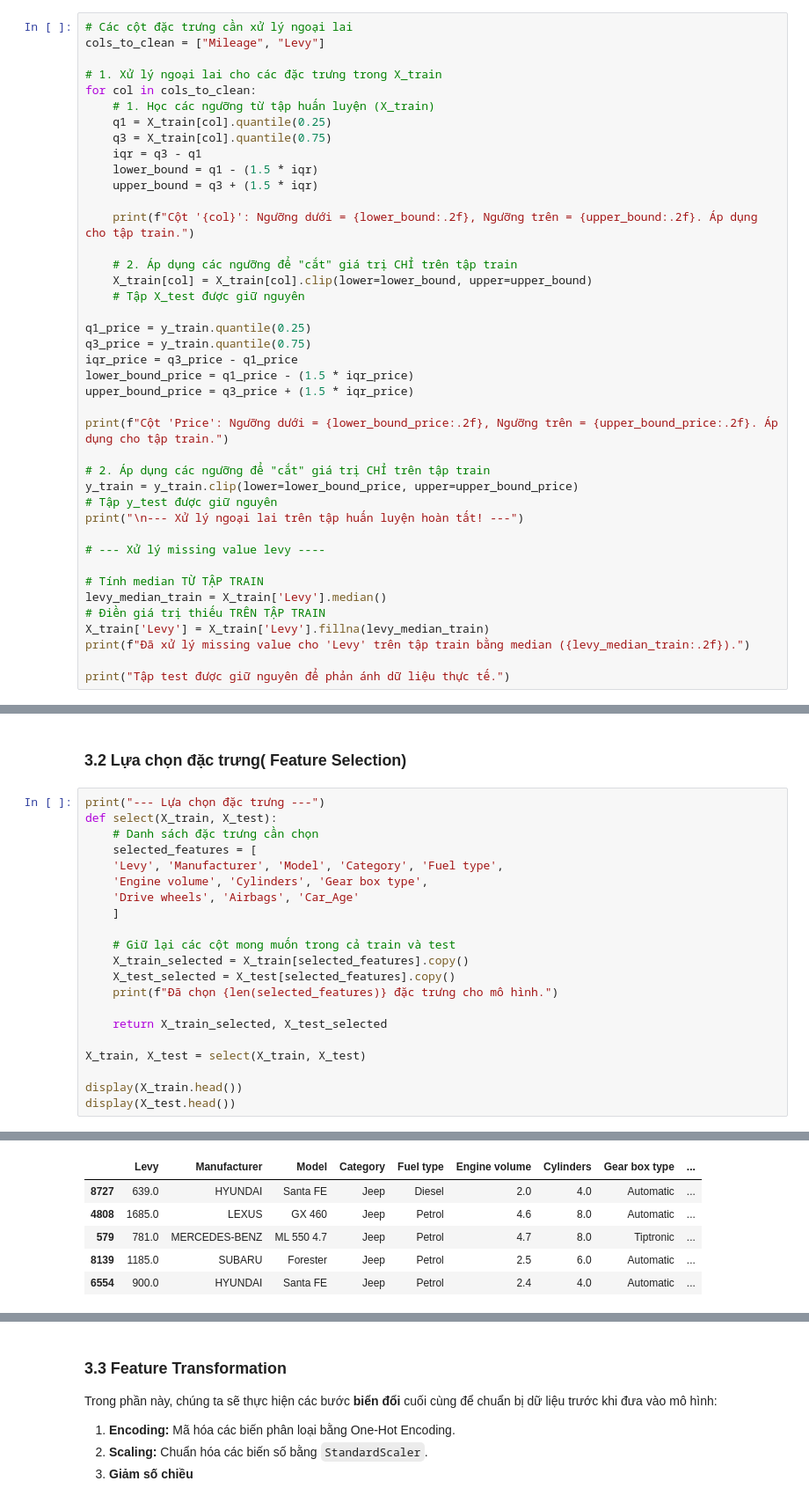
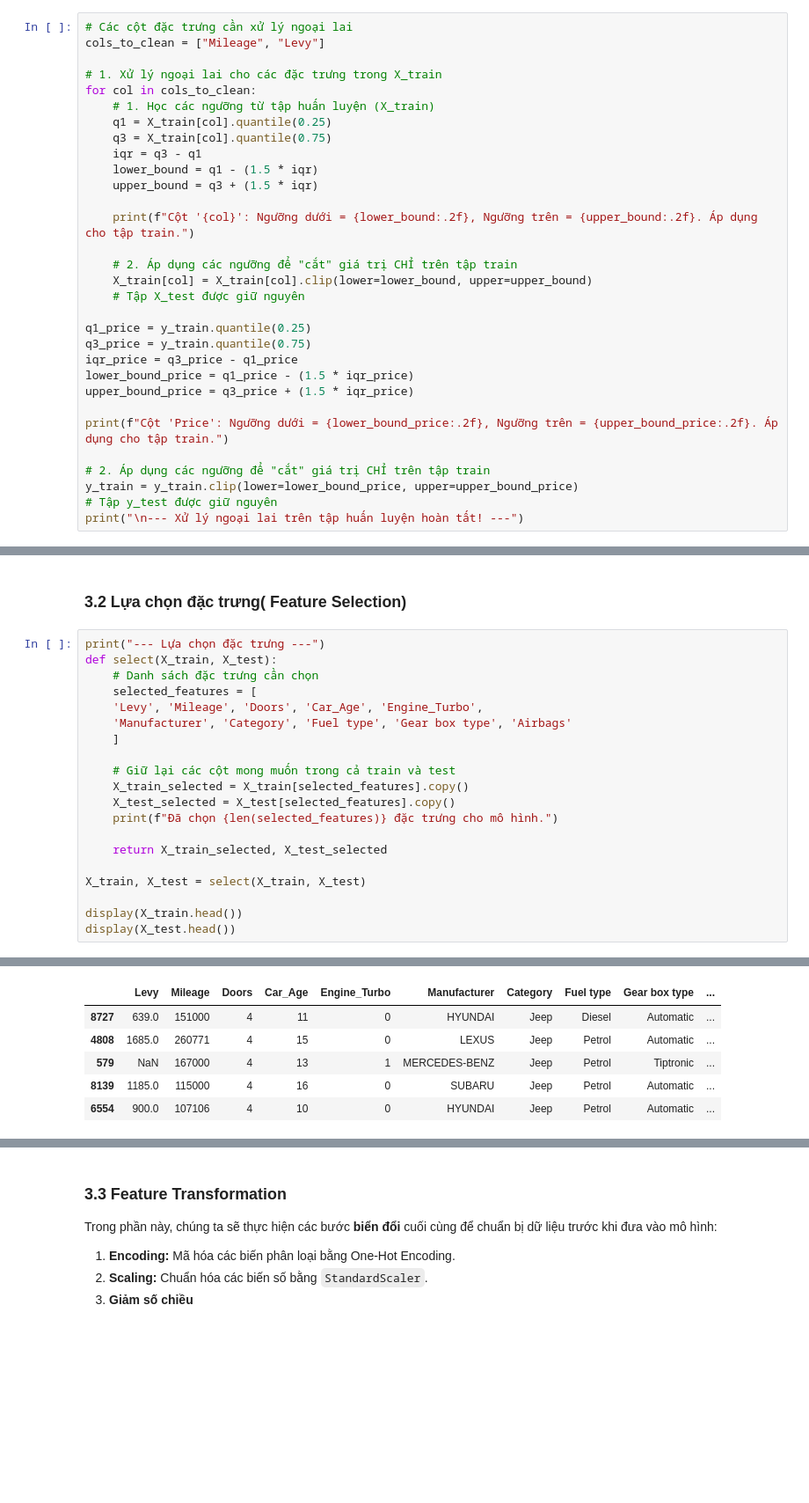
Before and after one commit to ChiThanh512/Machine-Learning-Project-251---CEML1, a Jupyter notebook: BTL1/notebooks/main.ipynb, the cells around one changed output, grey strips where cells are left out. Shown at 88% size. Cells and saved outputs as stored; diff of their text form; blank space fills up the shorter version.

```diff
--- a/BTL1/notebooks/main.ipynb
+++ b/BTL1/notebooks/main.ipynb
@@ -865,16 +865,6 @@ print(f"Cột 'Price': Ngưỡng dưới = {lower_bound_price:.2f}, Ngưỡng tr
 y_train = y_train.clip(lower=lower_bound_price, upper=upper_bound_price)
 # Tập y_test được giữ nguyên
 print("\n--- Xử lý ngoại lai trên tập huấn luyện hoàn tất! ---")
-
-# --- Xử lý missing value levy ----
-
-# Tính median TỪ TẬP TRAIN
-levy_median_train = X_train['Levy'].median()
-# Điền giá trị thiếu TRÊN TẬP TRAIN
-X_train['Levy'] = X_train['Levy'].fillna(levy_median_train)
-print(f"Đã xử lý missing value cho 'Levy' trên tập train bằng median ({levy_median_train:.2f}).")
-
-print("Tập test được giữ nguyên để phản ánh dữ liệu thực tế.")
 # %% [output]
 Cột 'Mileage': Ngưỡng dưới = -109295.00, Ngưỡng trên = 368825.00. Áp dụng cho tập train.
 Cột 'Levy': Ngưỡng dưới = 13.00, Ngưỡng trên = 1685.00. Áp dụng cho tập train.
@@ -948,9 +936,8 @@ print("--- Lựa chọn đặc trưng ---")
 def select(X_train, X_test):
     # Danh sách đặc trưng cần chọn
     selected_features = [
-    'Levy', 'Manufacturer', 'Model', 'Category', 'Fuel type',
-    'Engine volume', 'Cylinders', 'Gear box type',
-    'Drive wheels', 'Airbags', 'Car_Age'
+    'Levy', 'Mileage', 'Doors', 'Car_Age', 'Engine_Turbo',
+    'Manufacturer', 'Category', 'Fuel type', 'Gear box type', 'Airbags'
     ]
 
     # Giữ lại các cột mong muốn trong cả train và test
@@ -970,6 +957,6 @@ display(X_test.head())
-|  | Levy | Manufacturer | Model | Category | Fuel type | Engine volume | Cylinders | Gear box type | ... |
-| 8727 | 639.0 | HYUNDAI | Santa FE | Jeep | Diesel | 2.0 | 4.0 | Automatic | ... |
-| 4808 | 1685.0 | LEXUS | GX 460 | Jeep | Petrol | 4.6 | 8.0 | Automatic | ... |
-| 579 | 781.0 | MERCEDES-BENZ | ML 550 4.7 | Jeep | Petrol | 4.7 | 8.0 | Tiptronic | ... |
-| 8139 | 1185.0 | SUBARU | Forester | Jeep | Petrol | 2.5 | 6.0 | Automatic | ... |
-| 6554 | 900.0 | HYUNDAI | Santa FE | Jeep | Petrol | 2.4 | 4.0 | Automatic | ... |
+|  | Levy | Mileage | Doors | Car_Age | Engine_Turbo | Manufacturer | Category | Fuel type | Gear box type | ... |
+| 8727 | 639.0 | 151000 | 4 | 11 | 0 | HYUNDAI | Jeep | Diesel | Automatic | ... |
+| 4808 | 1685.0 | 260771 | 4 | 15 | 0 | LEXUS | Jeep | Petrol | Automatic | ... |
+| 579 | NaN | 167000 | 4 | 13 | 1 | MERCEDES-BENZ | Jeep | Petrol | Tiptronic | ... |
+| 8139 | 1185.0 | 115000 | 4 | 16 | 0 | SUBARU | Jeep | Petrol | Automatic | ... |
+| 6554 | 900.0 | 107106 | 4 | 10 | 0 | HYUNDAI | Jeep | Petrol | Automatic | ... |
```
Also changed, not shown: parts of 14 cells of this notebook.
